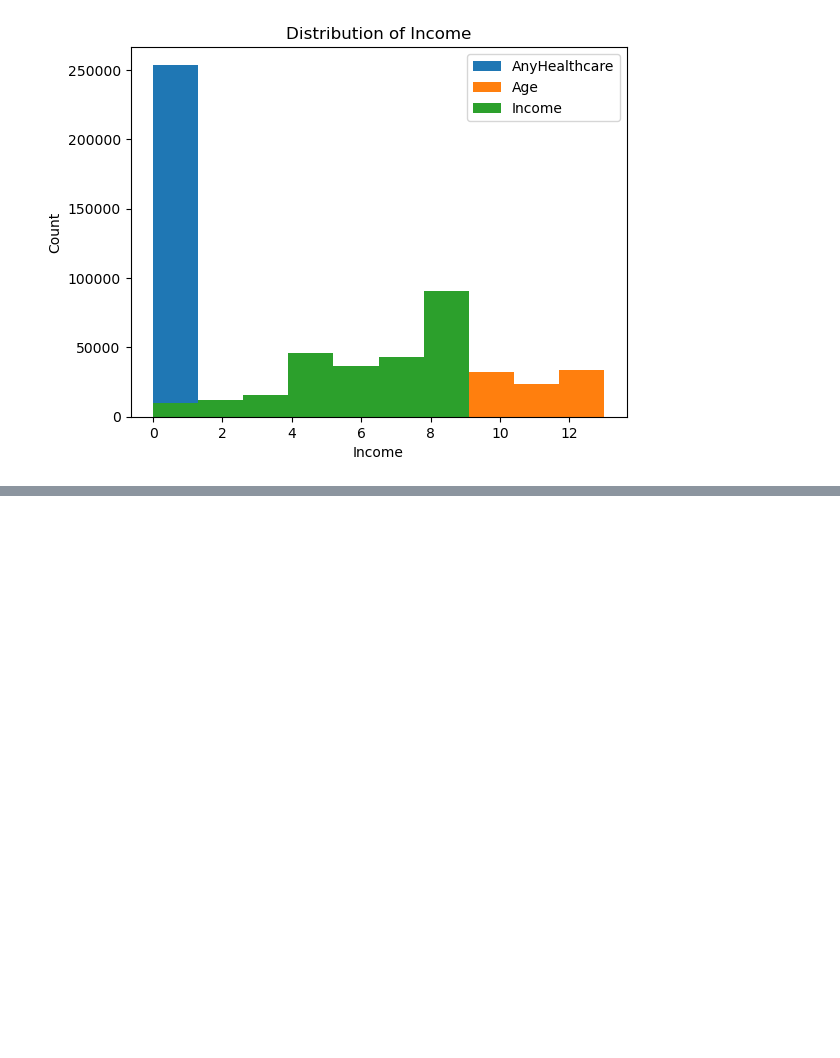
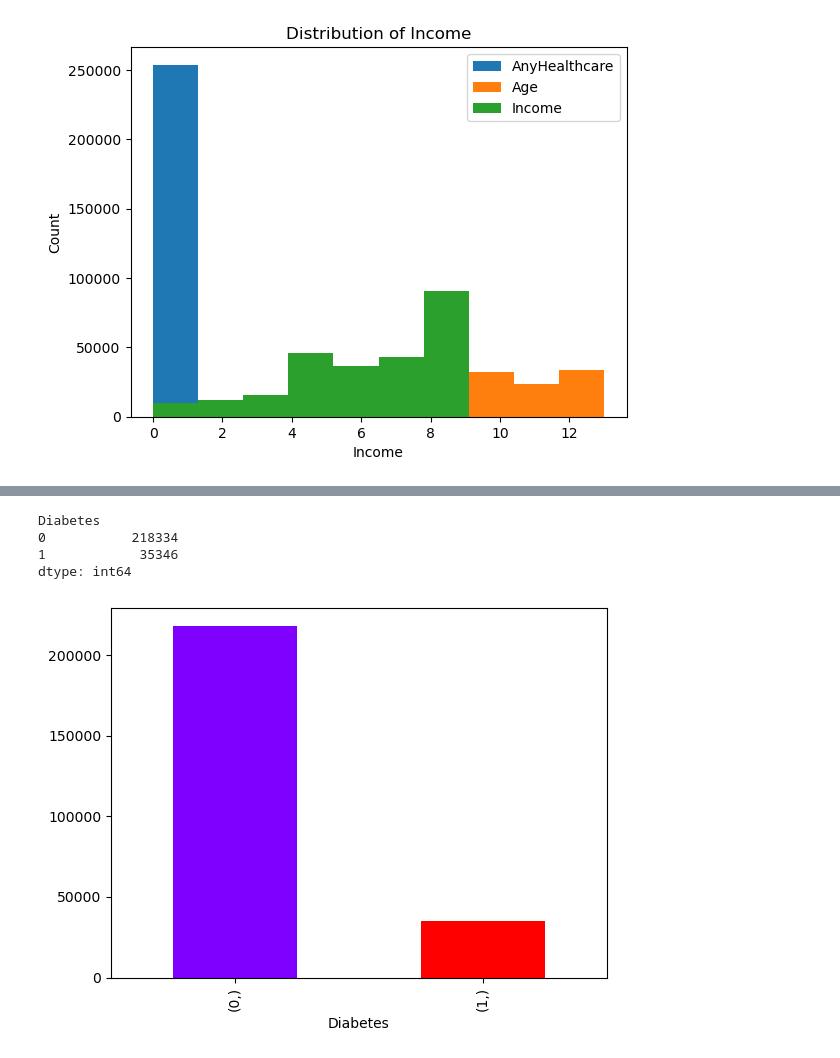
Before and after one commit to noorxqazi/project4, a Jupyter notebook: Healthcare project 4/project_healthcare_data_cleaning.ipynb, the cells around one changed output, grey strips where cells are left out. Cells and saved outputs as stored; diff of their text form; code cells hidden in the pictures; blank space fills up the shorter version.

```diff
--- a/Healthcare project 4/project_healthcare_data_cleaning.ipynb
+++ b/Healthcare project 4/project_healthcare_data_cleaning.ipynb
@@ -252,0 +184,17 @@ X_train, X_test, y_train, y_test = train_test_split(X, y, random_state=42, strat
+# %%
+# check the balance of our target values
+class_counts = df_diabetes[['Diabetes']].value_counts()
+print(class_counts)
+# %% [output]
+Diabetes
+0           218334
+1            35346
+dtype: int64
+# %%
+# display the counts in a bar chart
+colors = cm.rainbow(np.linspace(0, 1, len(class_counts)))
+# Plot the bar chart using the generated colors
+class_counts.plot(kind='bar', color=colors, align='center')
+plt.show()
+# %% [output]
+[figure, added]
```
Also changed, not shown: parts of 51 cells of this notebook, 3 other files.
